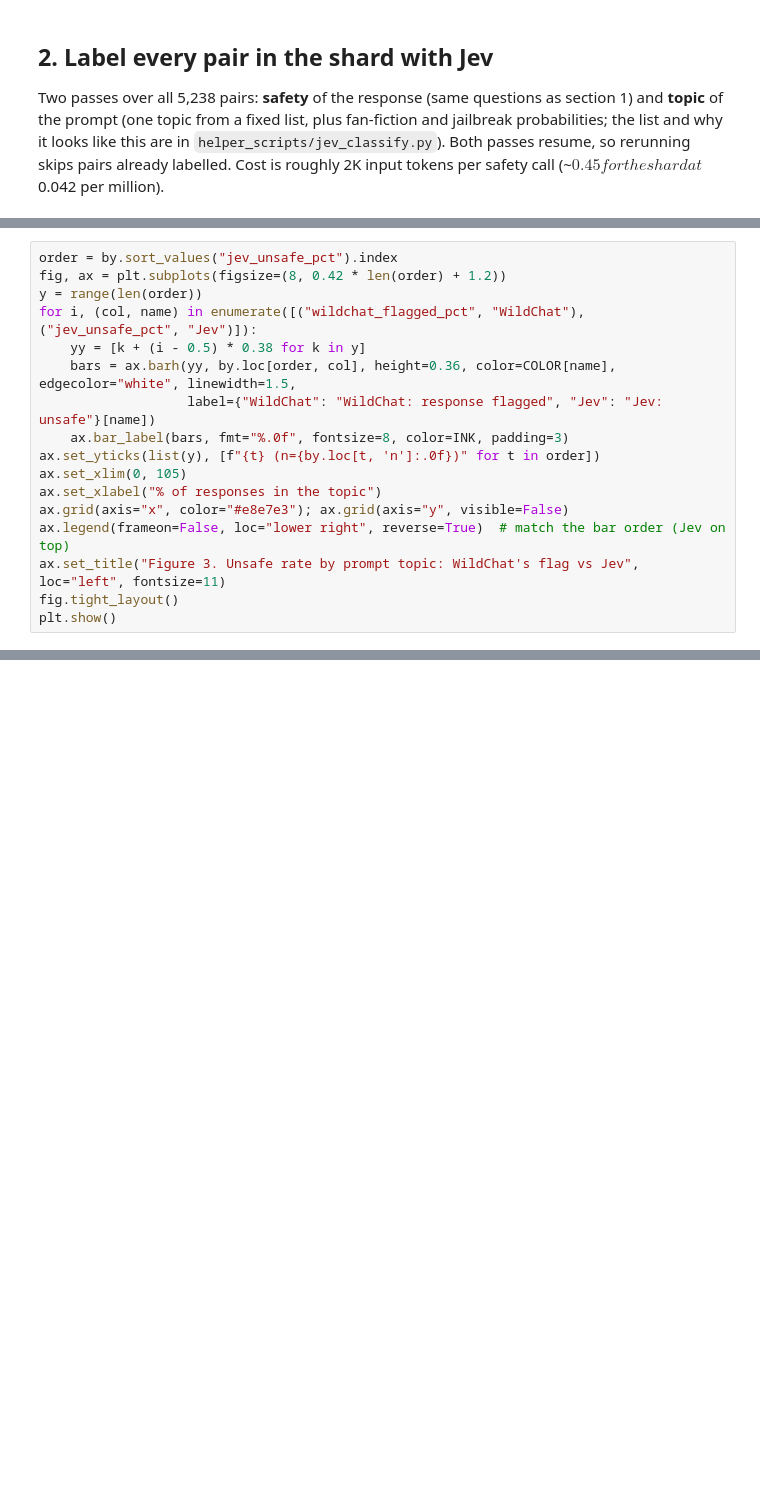
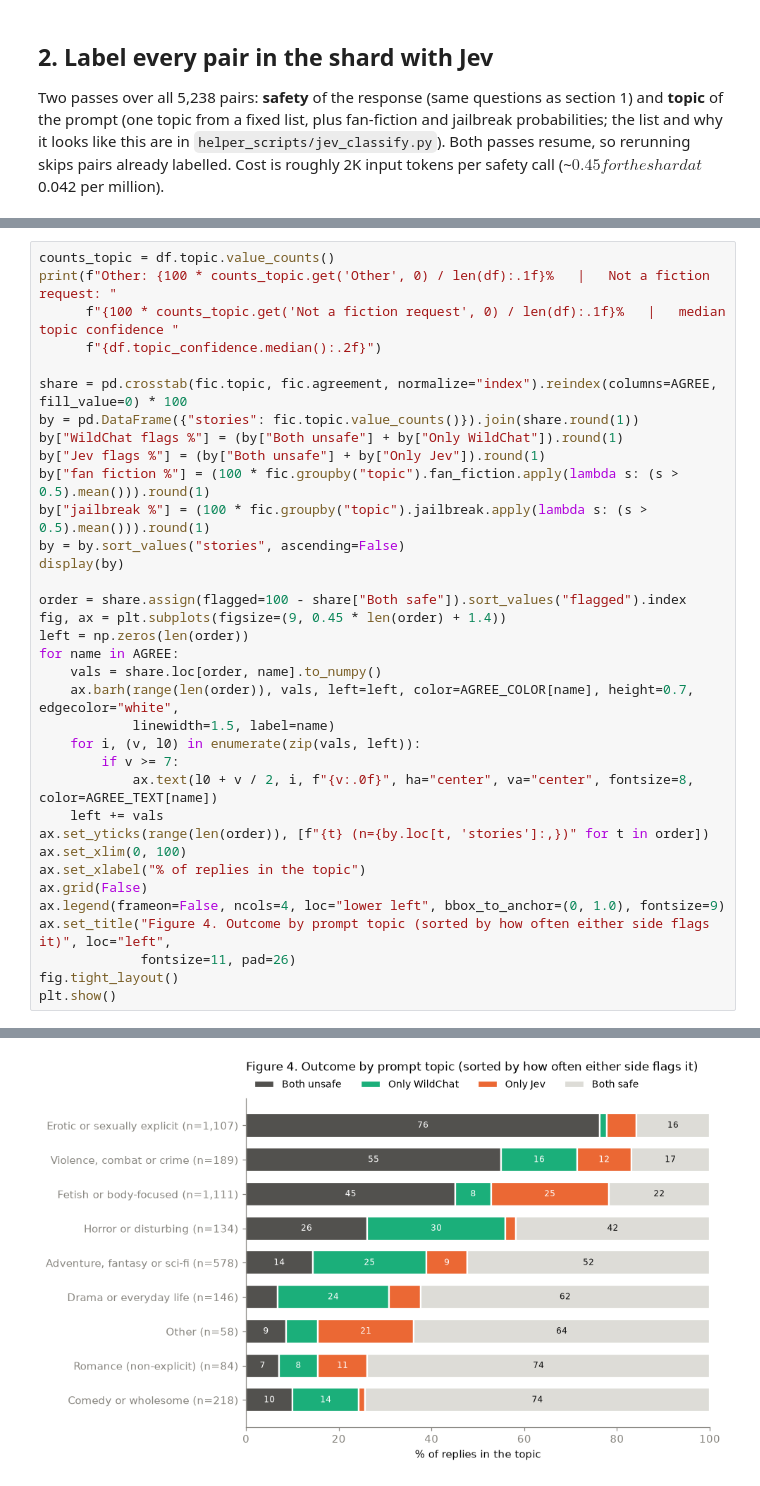
Before and after one commit to mihirjoshi2025-code/Output-Diversity-Research, a Jupyter notebook: notebooks/04_jev_vs_qwen3guard_wildchat_responses.ipynb, the cells around one changed output, grey strips where cells are left out. Saved outputs shown, nothing was run; the diff lists cells and outputs as text; blank space fills up the shorter version.

```diff
--- a/notebooks/04_jev_vs_qwen3guard_wildchat_responses.ipynb
+++ b/notebooks/04_jev_vs_qwen3guard_wildchat_responses.ipynb
@@ -246,17 +359,0 @@ Other: 1.1%   |   Not a fiction request: 30.8%   |   median topic confidence 0.9
-# %%
-order = by.sort_values("jev_unsafe_pct").index
-fig, ax = plt.subplots(figsize=(8, 0.42 * len(order) + 1.2))
-y = range(len(order))
-for i, (col, name) in enumerate([("wildchat_flagged_pct", "WildChat"), ("jev_unsafe_pct", "Jev")]):
-    yy = [k + (i - 0.5) * 0.38 for k in y]
-    bars = ax.barh(yy, by.loc[order, col], height=0.36, color=COLOR[name], edgecolor="white", linewidth=1.5,
-                   label={"WildChat": "WildChat: response flagged", "Jev": "Jev: unsafe"}[name])
-    ax.bar_label(bars, fmt="%.0f", fontsize=8, color=INK, padding=3)
-ax.set_yticks(list(y), [f"{t} (n={by.loc[t, 'n']:.0f})" for t in order])
-ax.set_xlim(0, 105)
-ax.set_xlabel("% of responses in the topic")
-ax.grid(axis="x", color="#e8e7e3"); ax.grid(axis="y", visible=False)
-ax.legend(frameon=False, loc="lower right", reverse=True)  # match the bar order (Jev on top)
-ax.set_title("Figure 3. Unsafe rate by prompt topic: WildChat's flag vs Jev", loc="left", fontsize=11)
-fig.tight_layout()
-plt.show()
@@ -290,0 +360,36 @@ if SHOW_TEXT:
+# %%
+counts_topic = df.topic.value_counts()
+print(f"Other: {100 * counts_topic.get('Other', 0) / len(df):.1f}%   |   Not a fiction request: "
+      f"{100 * counts_topic.get('Not a fiction request', 0) / len(df):.1f}%   |   median topic confidence "
+      f"{df.topic_confidence.median():.2f}")
+
+share = pd.crosstab(fic.topic, fic.agreement, normalize="index").reindex(columns=AGREE, fill_value=0) * 100
+by = pd.DataFrame({"stories": fic.topic.value_counts()}).join(share.round(1))
+by["WildChat flags %"] = (by["Both unsafe"] + by["Only WildChat"]).round(1)
+by["Jev flags %"] = (by["Both unsafe"] + by["Only Jev"]).round(1)
+by["fan fiction %"] = (100 * fic.groupby("topic").fan_fiction.apply(lambda s: (s > 0.5).mean())).round(1)
+by["jailbreak %"] = (100 * fic.groupby("topic").jailbreak.apply(lambda s: (s > 0.5).mean())).round(1)
+by = by.sort_values("stories", ascending=False)
+display(by)
+
+order = share.assign(flagged=100 - share["Both safe"]).sort_values("flagged").index
+fig, ax = plt.subplots(figsize=(9, 0.45 * len(order) + 1.4))
+left = np.zeros(len(order))
+for name in AGREE:
+    vals = share.loc[order, name].to_numpy()
+    ax.barh(range(len(order)), vals, left=left, color=AGREE_COLOR[name], height=0.7, edgecolor="white",
+            linewidth=1.5, label=name)
+    for i, (v, l0) in enumerate(zip(vals, left)):
+        if v >= 7:
+            ax.text(l0 + v / 2, i, f"{v:.0f}", ha="center", va="center", fontsize=8, color=AGREE_TEXT[name])
+    left += vals
+ax.set_yticks(range(len(order)), [f"{t} (n={by.loc[t, 'stories']:,})" for t in order])
+ax.set_xlim(0, 100)
+ax.set_xlabel("% of replies in the topic")
+ax.grid(False)
+ax.legend(frameon=False, ncols=4, loc="lower left", bbox_to_anchor=(0, 1.0), fontsize=9)
+ax.set_title("Figure 4. Outcome by prompt topic (sorted by how often either side flags it)", loc="left",
+             fontsize=11, pad=26)
+fig.tight_layout()
+plt.show()
+# %% [output]
@@ -290,0 +408 @@ if SHOW_TEXT:
+[figure, added]
```
Also changed, not shown: parts of 36 cells of this notebook, 2 other files.
